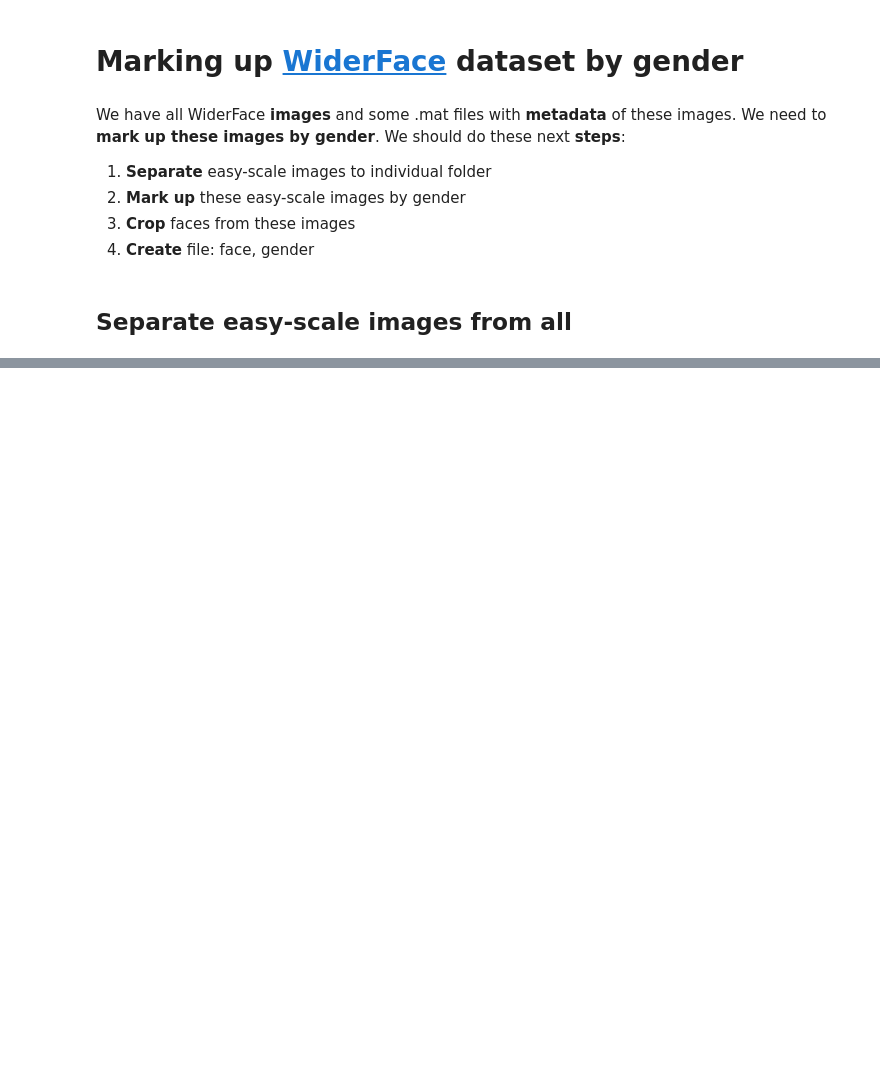
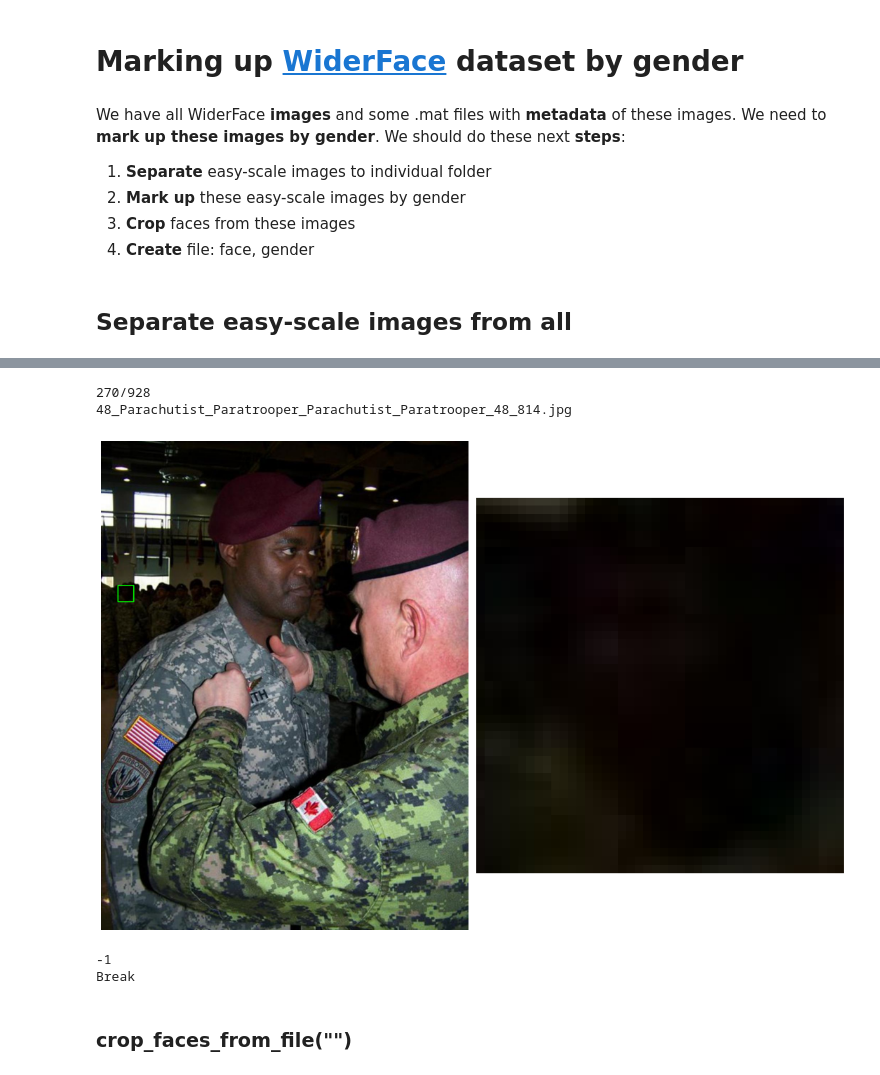
Before and after one commit to Feodoros/ForensicGenderSex, a Jupyter notebook: GenderMarkUpWiderFaces.ipynb, the cells around one changed output, grey strips where cells are left out. Drawn from its saved outputs; the diff is of its cells as text; code cells hidden in the pictures; blank space fills up the shorter version.

Commit message:
Mark up gender (code)

```diff
--- a/GenderMarkUpWiderFaces.ipynb
+++ b/GenderMarkUpWiderFaces.ipynb
@@ -80,7 +79,7 @@ len(get_easy_scale_images(val_mat))
 def convert2RGB(img):
     return cv2.cvtColor(img, cv2.COLOR_BGR2RGB)
 # %%
-def get_num_of_image(mat, name):
+def get_nums_of_image(mat, name):
     folder_num = -1
     file_num = -1
     for folder in mat['file_list']:
@@ -90,5 +89,5 @@ def get_num_of_image(mat, name):
             file_num += 1
             name_ = file_name[0][0]
             if (name_ + '.jpg' == name):
-                print(f"Folder: {folder_num} \nFile: {file_num}")
+                # print(f"Folder: {folder_num} \nFile: {file_num}")
                 return folder_num, file_num
@@ -121,0 +97,22 @@ array([[190, 177,  74, 117],
+# %%
+def display_faces(img_copy, crop_image):
+    fig=plt.figure(figsize=(15, 15))
+    fig.add_subplot(1, 2, 1)
+    plt.imshow(convert2RGB(img_copy))
+    plt.axis('off')
+    plt.tight_layout()
+
+    fig.add_subplot(1, 2, 2)
+    plt.imshow(convert2RGB(crop_image))
+    plt.axis('off')
+    plt.tight_layout()
+
+    plt.show(block=False)
+# %%
+def digit2gender(digit):
+    if digit == 2:
+        return 'f'
+    if digit == 1:
+        return 'm'
+    else:
+        return 'skip'
@@ -151,0 +179,26 @@ draw_rect('11_Meeting_Meeting_11_Meeting_Meeting_11_349.jpg', get_boxes(val_mat,
+# %%
+def mark_up_dataset(mat : dict):
+    start_point = len(os.listdir(path_to_gender_marks))
+    images = get_easy_scale_images(mat)
+    for i in range(start_point, len(images)):
+        print(f'{i}/{len(images)}')
+        print(images[i])
+        folder, file = get_nums_of_image(mat, images[i])
+        boxes = get_boxes(mat, folder, file)
+        try:
+            res = mark_up_one_image(images[i], boxes)
+            if res == -1:
+                print('Break')
+                break
+        except Exception:
+            print(f'Processing image {images[i]} failed with {Exception}')
+# %%
+mark_up_dataset(val_mat)
+# %% [output]
+270/928
+48_Parachutist_Paratrooper_Parachutist_Paratrooper_48_814.jpg
+[figure, added]
+-1
+Break
+# %% [markdown]
+### crop_faces_from_file("")
```
Also changed, not shown: parts of 10 cells of this notebook.
